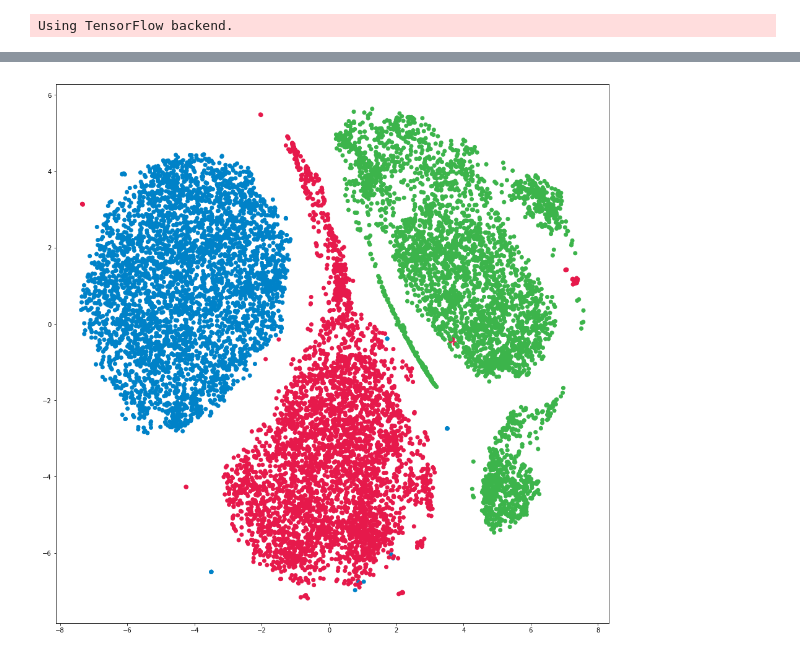
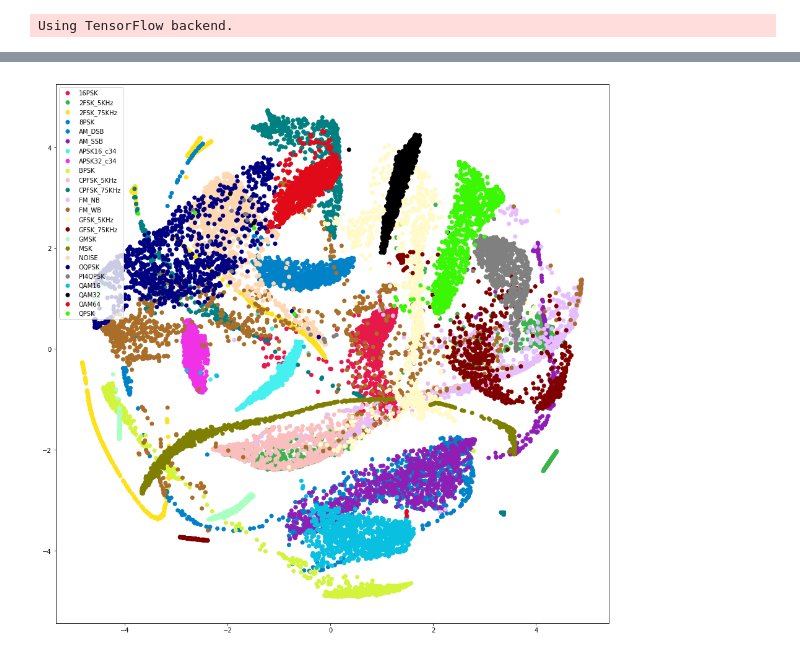
Before and after one commit to yunfanz/army_challenge, a Jupyter notebook: Code/tsne.ipynb, the cells around one changed output, grey strips where cells are left out. Cells and saved outputs as stored; diff of their text form; code cells hidden in the pictures.

```diff
--- a/Code/tsne.ipynb
+++ b/Code/tsne.ipynb
@@ -93,0 +158,4 @@ intermediates_tsne = tsne_model(model, data)
+# %%
+tsne_plus_plot(model, data2, labels2)
+# %% [output]
+[figure, added]
@@ -98,6 +174,0 @@ for label in labels:
-# %%
-plt.figure(figsize=(16, 16))
-plt.scatter(x = intermediates_tsne[:,0], y=intermediates_tsne[:,1], color=color_intermediates)
-plt.show()
-# %% [output]
-[figure, removed]
```
Also changed, not shown: parts of 9 cells of this notebook.
